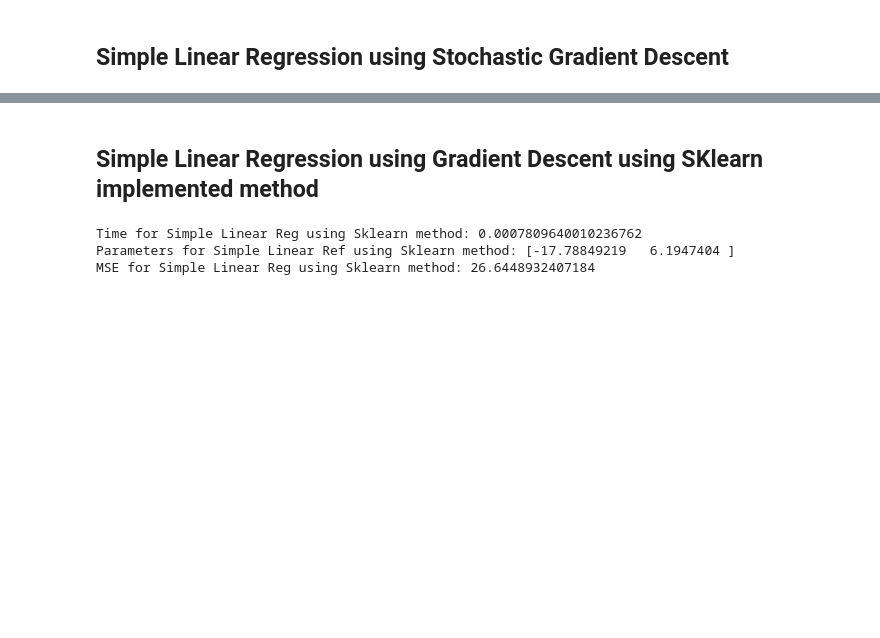
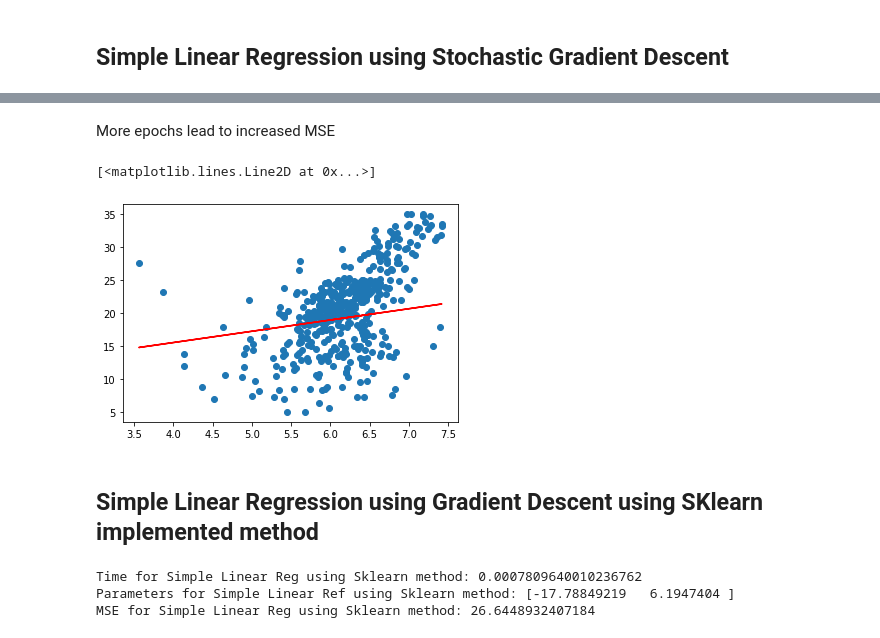
Before and after one commit to mhakan20/Linear-Regression-Analysis, a Jupyter notebook: LinearRegAnalysis.ipynb, the cells around one changed output, grey strips where cells are left out. Cells and saved outputs as stored; diff of their text form; code cells hidden in the pictures; blank space fills up the shorter version.

```diff
--- a/LinearRegAnalysis.ipynb
+++ b/LinearRegAnalysis.ipynb
@@ -237,3 +237,12 @@ MSE for Stochastic Gradient Descent:  49.71498256076512
+# %% [markdown]
+More epochs lead to increased MSE
+# %%
+Y_pred_stochastic = np.array([[b_0+b_1*rm_values[x]] for x in range(n)])
+plt.scatter(rm_values,Y)
+plt.plot(rm_values,Y_pred_stochastic,color="red")
+# %% [output]
+[<matplotlib.lines.Line2D at 0x...>]
+[figure, added]
 # %% [markdown]
 ## Simple Linear Regression using Gradient Descent using SKlearn implemented method
 # %%
```
Also changed, not shown: parts of 8 cells of this notebook, 2 other files.
